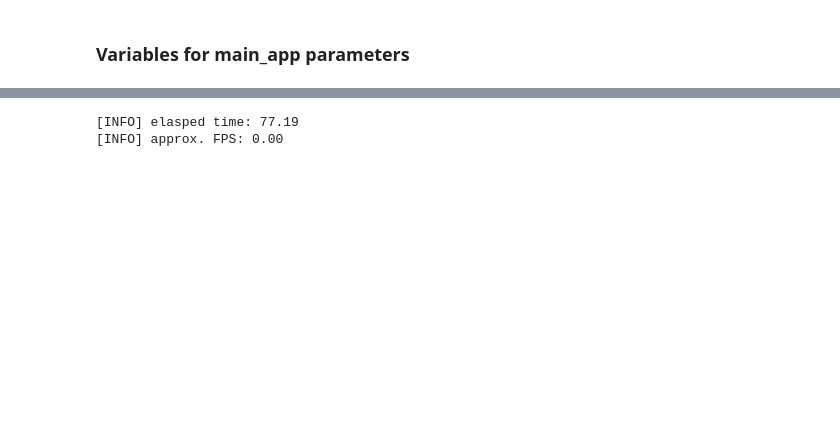
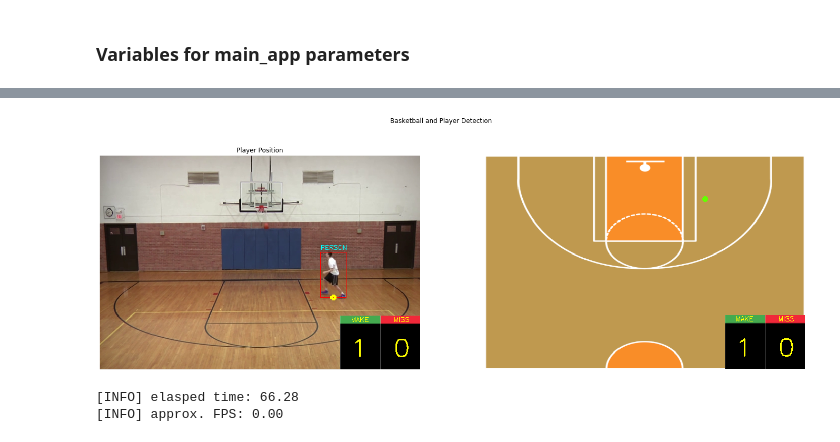
Before and after one commit to Esedicol/BasketballPlayerDetectection-BABPD, a Jupyter notebook: MAIN_APP.ipynb, the cells around one changed output, grey strips where cells are left out. Cells and saved outputs as stored; diff of their text form; code cells hidden in the pictures; blank space fills up the shorter version.

Commit message:
added scoreboard

```diff
--- a/MAIN_APP.ipynb
+++ b/MAIN_APP.ipynb
@@ -104,7 +96,7 @@ def opencv_ball_detection(frame, bol):
 # %% [markdown]
 ### Variables for main_app parameters
 # %%
-path = "VIDEOS/PLAYER_EXTRACTION_TEST2.mov"
+path = "VIDEOS/MAIN_TEST_SHORT.mov"
 
 court_image = cv2.imread('/Users/esedicol/Desktop/BasketballShotDetectection/images/court/court_invert.png')
 court_image  = cv2.resize(court_image, (600,400))
@@ -116,6 +113,11 @@ pts_2D = np.array([(0, 0), (63, 0),(226, 0), (370, 0), (535, 0), (600, 0), (300,
 # %%
 # Main App Function
 def main_app(path, court_image, pts_3D, pts_2D):
+    shot_xy_coordinates = []
+
+    miss_shots = 0
+    made_shots = 0
+
     vs = cv2.VideoCapture(path)
     fps = FPS().start()
 
@@ -141,19 +143,25 @@ def main_app(path, court_image, pts_3D, pts_2D):
         target_p = "person"
         frame, detected = yolo.yolo_detection(target_p, frame)
 
-        cim1 = image_to_compare()
-        ssim = compare_images(compare_frame, cim1)
+        imc_read = cv2.imread("/Users/esedicol/Desktop/BasketballShotDetectection/images/compare_image.png")
+        imc_resize = cv2.resize(imc_read, (600,400))
+        imc_cvt = cv2.cvtColor(imc_resize, cv2.COLOR_BGR2GRAY)
+        image_to_compare = imc_cvt[int(80):int(130),int(280):int(325)]
+
+        ssim = scn.compare_images(compare_frame, image_to_compare)
 
         # if ssi scores is over 0.9 (meaning good match)
         if ssim > 0.9:
-            print("score")
+            made_shots = 1
+            cv2.putText(frame, "!! SCORE !!", (150, 200), cv2.FONT_HERSHEY_SIMPLEX, 2, (2, 255, 100), 2 )
 
         # extract player position and map into 2D court
-        _, _, court_2D = pex.estimate_position(frame, court_image, pts_3D, pts_2D)
+        warped_frame, mask, court_2D = pex.estimate_position(frame, court_image, pts_3D, pts_2D)
 
         # if YOLO doesnt detect ball use opencv method
         if detected == False:
-            _, _, frame = opencv_ball_detection(frame, True)
+            x, y, frame = opencv_ball_detection(frame, True)
+            shot_xy_coordinates.append((x,y))
 
         # plot results
         fig, (ax1, ax2) = plt.subplots(1, 2, figsize=(24, 8))
@@ -161,19 +169,21 @@ def main_app(path, court_image, pts_3D, pts_2D):
 
         # Column one
         ax1.set_title("Original Frame")
-        ax1.imshow(cv2.cvtColor(frame, cv2.COLOR_BGR2RGB))
+        frame = insert_board(frame, made_shots, miss_shots)
+        ax1.imshow(frame)
         ax1.axis("off")
 
         # Column 2
-        ax2.set_title("Mask")
+        ax2.set_title("Player Position")
+        court_2D = insert_board(court_2D, made_shots, miss_shots)
         ax2.imshow(court_2D)
-
         ax2.set_xlim(0, 600)
         ax2.set_ylim(0,400)
+        ax2.axis("off")
         ax2.invert_yaxis()
 
+        clear_output(wait=True)
         plt.show()
-        clear_output(wait=True)
 
     fps.stop()
     vs.release()
@@ -182,6 +213,6 @@ def main_app(path, court_image, pts_3D, pts_2D):
 # %%
-if DEBUG:
-    main_app(path, court_image, pts_3D, pts_2D)
+main_app(path, court_image, pts_3D, pts_2D)
 # %% [output]
+[figure, added]
-[INFO] elasped time: 77.19
+[INFO] elasped time: 66.28
 [INFO] approx. FPS: 0.00
```
Also changed, not shown: parts of 9 cells of this notebook, 3 other files.
